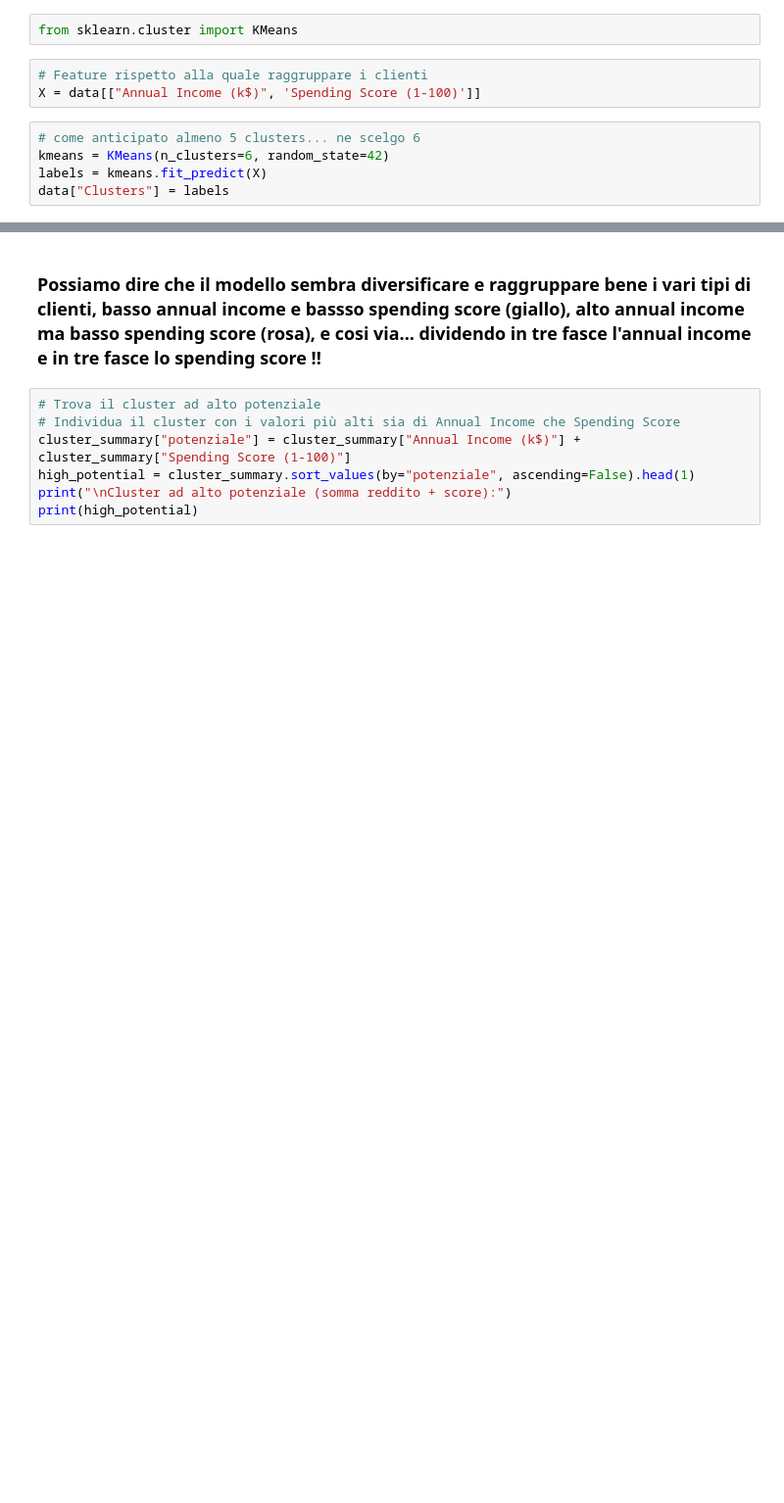
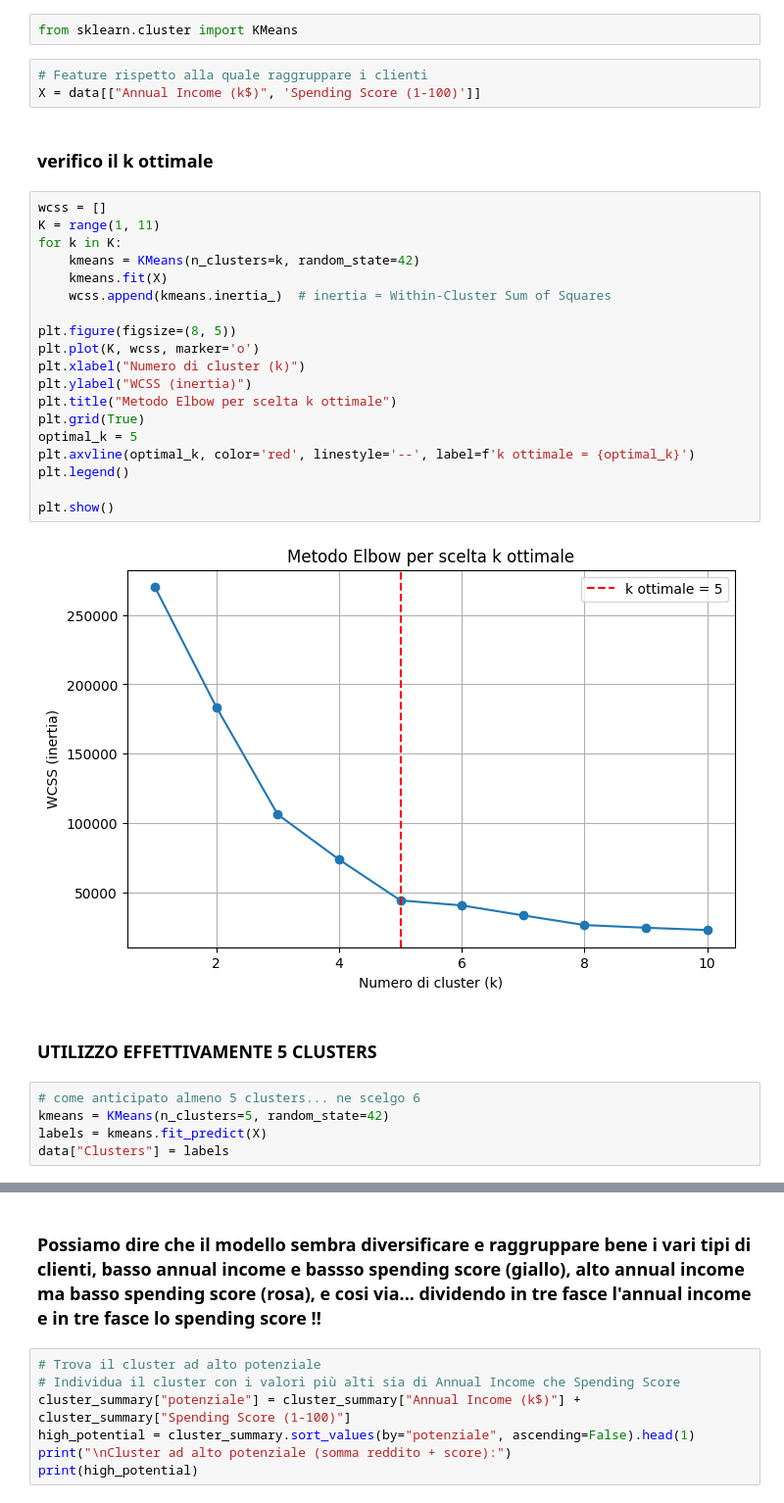
Before and after one commit to GabrieleTromboni/Deposito_Tromboni_CORSO-AI, a Jupyter notebook: 20 Agosto/clustering.ipynb, the cells around one changed output, grey strips where cells are left out. Shown: that part at 98% size. Cells and saved outputs as stored; diff of their text form; blank space fills up the shorter version.

```diff
--- a/20 Agosto/clustering.ipynb
+++ b/20 Agosto/clustering.ipynb
@@ -43,9 +43,34 @@ from sklearn.cluster import KMeans
 # %%
 # Feature rispetto alla quale raggruppare i clienti
 X = data[["Annual Income (k$)", 'Spending Score (1-100)']]
+# %% [markdown]
+### verifico il k ottimale
+# %%
+wcss = []
+K = range(1, 11)
+for k in K:
+    kmeans = KMeans(n_clusters=k, random_state=42)
+    kmeans.fit(X)
+    wcss.append(kmeans.inertia_)  # inertia = Within-Cluster Sum of Squares
+
+plt.figure(figsize=(8, 5))
+plt.plot(K, wcss, marker='o')
+plt.xlabel("Numero di cluster (k)")
+plt.ylabel("WCSS (inertia)")
+plt.title("Metodo Elbow per scelta k ottimale")
+plt.grid(True)
+optimal_k = 5
+plt.axvline(optimal_k, color='red', linestyle='--', label=f'k ottimale = {optimal_k}')
+plt.legend()
+
+plt.show()
+# %% [output]
+[figure, added]
+# %% [markdown]
+### UTILIZZO EFFETTIVAMENTE 5 CLUSTERS
 # %%
 # come anticipato almeno 5 clusters... ne scelgo 6
-kmeans = KMeans(n_clusters=6, random_state=42)
+kmeans = KMeans(n_clusters=5, random_state=42)
 labels = kmeans.fit_predict(X)
 data["Clusters"] = labels
 # %%
```
Also changed, not shown: parts of 3 cells of this notebook.
